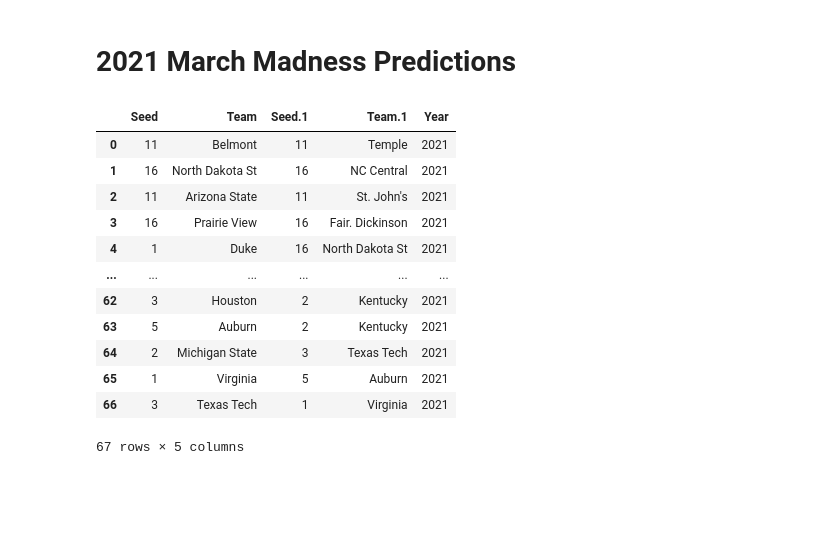
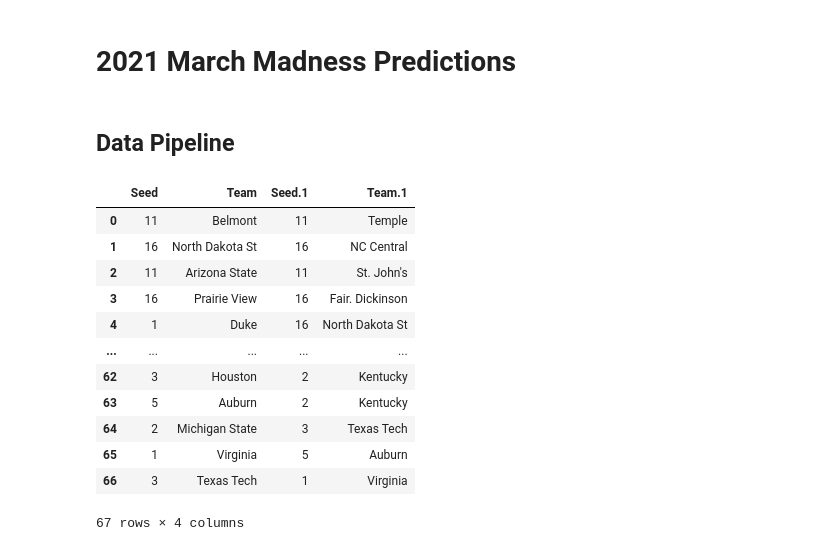
Before and after one commit to matthew-agard/March-Madness-Predictions, a Jupyter notebook: March_Madness_Predictions.ipynb, the cells around one changed output. Drawn from its saved outputs; the diff is of its cells as text; code cells hidden in the pictures; blank space fills up the shorter version.

```diff
--- a/March_Madness_Predictions.ipynb
+++ b/March_Madness_Predictions.ipynb
@@ -517,22 +507,23 @@ format_plot(title='Test Set Upset Volumes by Seed Combo', xlabel='Seed Combo', y
 [figure]
 # %% [markdown]
 # 2021 March Madness Predictions
+# %% [markdown]
+## Data Pipeline
 # %%
 current_bracket_df = get_current_bracket(url="http://www.espn.com/mens-college-basketball/tournament/bracket/"
-                                             "_/id/201922/2019-ncaa-tournament",
-                                         year=current_year)
+                                             "_/id/201922/2019-ncaa-tournament")
 current_bracket_df
 # %% [output]
-|  | Seed | Team | Seed.1 | Team.1 | Year |
-| 0 | 11 | Belmont | 11 | Temple | 2021 |
-| 1 | 16 | North Dakota St | 16 | NC Central | 2021 |
-| 2 | 11 | Arizona State | 11 | St. John's | 2021 |
-| 3 | 16 | Prairie View | 16 | Fair. Dickinson | 2021 |
-| 4 | 1 | Duke | 16 | North Dakota St | 2021 |
-| ... | ... | ... | ... | ... | ... |
-| 62 | 3 | Houston | 2 | Kentucky | 2021 |
-| 63 | 5 | Auburn | 2 | Kentucky | 2021 |
-| 64 | 2 | Michigan State | 3 | Texas Tech | 2021 |
-| 65 | 1 | Virginia | 5 | Auburn | 2021 |
-| 66 | 3 | Texas Tech | 1 | Virginia | 2021 |
+|  | Seed | Team | Seed.1 | Team.1 |
+| 0 | 11 | Belmont | 11 | Temple |
+| 1 | 16 | North Dakota St | 16 | NC Central |
+| 2 | 11 | Arizona State | 11 | St. John's |
+| 3 | 16 | Prairie View | 16 | Fair. Dickinson |
+| 4 | 1 | Duke | 16 | North Dakota St |
+| ... | ... | ... | ... | ... |
+| 62 | 3 | Houston | 2 | Kentucky |
+| 63 | 5 | Auburn | 2 | Kentucky |
+| 64 | 2 | Michigan State | 3 | Texas Tech |
+| 65 | 1 | Virginia | 5 | Auburn |
+| 66 | 3 | Texas Tech | 1 | Virginia |
-67 rows × 5 columns
+67 rows × 4 columns
```
Also changed, not shown: parts of 23 cells of this notebook.
